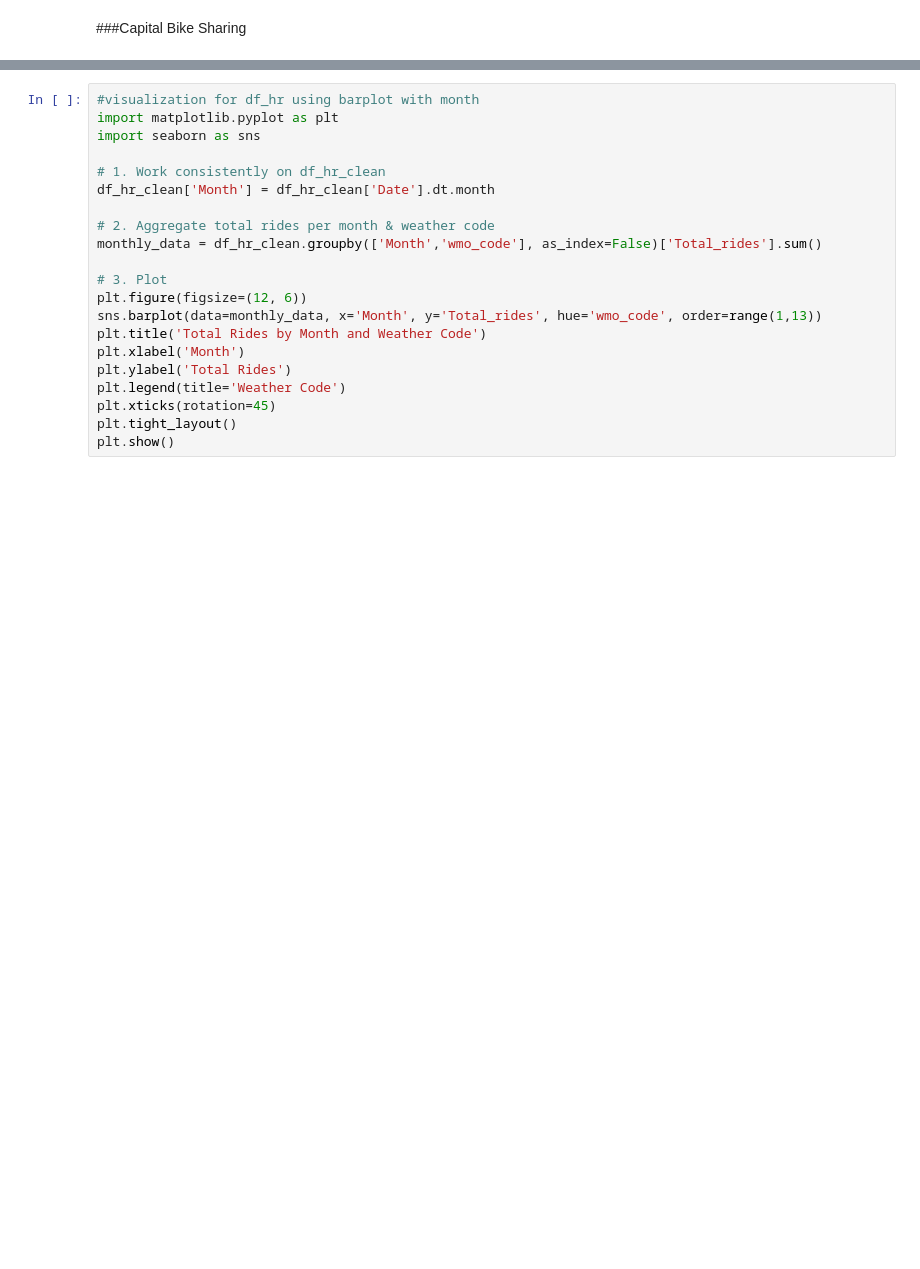
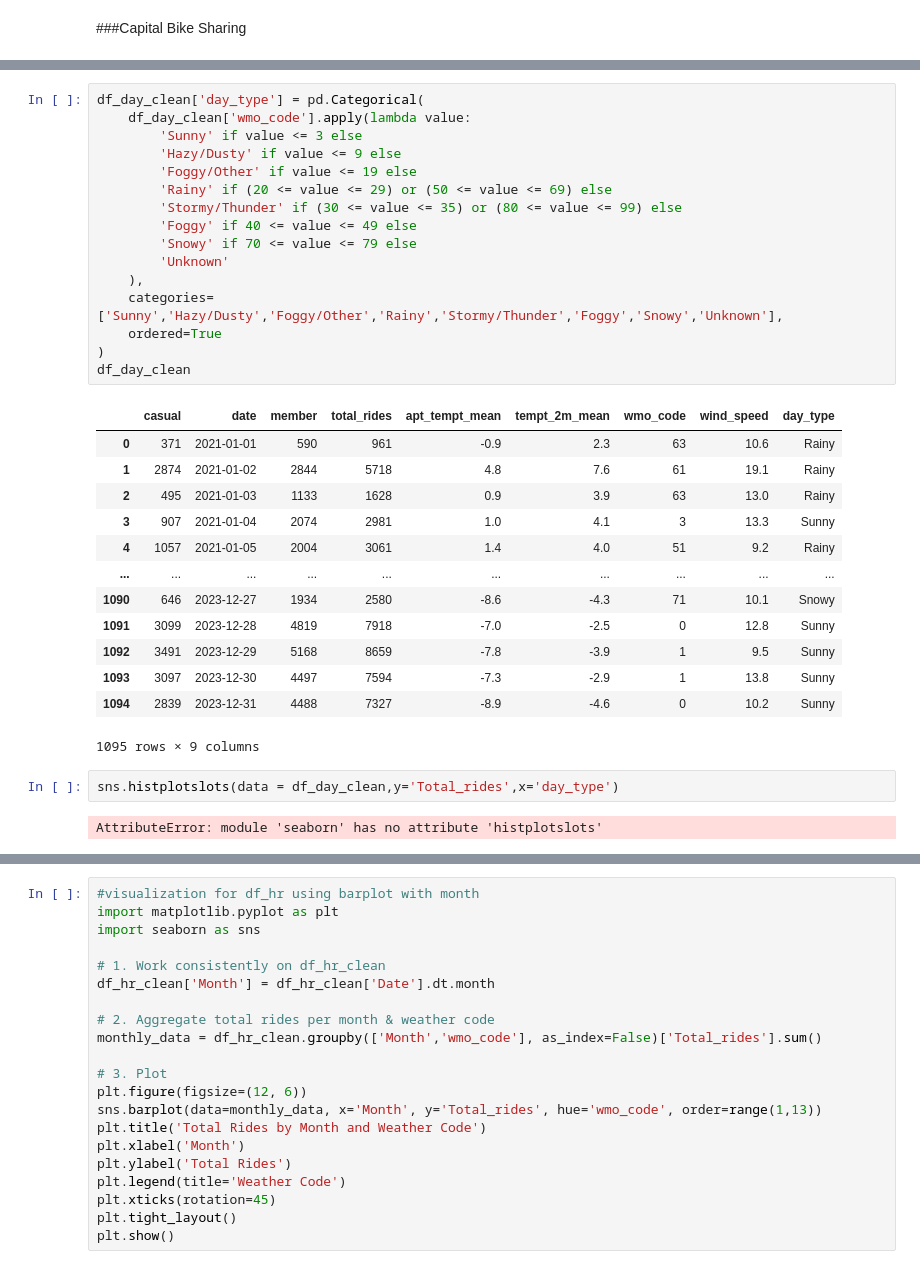
Before and after one commit to bbhatta10/Capital-Bike-Share, a Jupyter notebook: CapitalBikeShare.ipynb, the cells around one changed output, grey strips where cells are left out. Saved outputs shown, nothing was run; the diff lists cells and outputs as text; blank space fills up the shorter version.

```diff
--- a/CapitalBikeShare.ipynb
+++ b/CapitalBikeShare.ipynb
@@ -85,2 +102,36 @@ df_day_clean
 1095 rows × 8 columns
+# %%
+df_day_clean['day_type'] = pd.Categorical(
+    df_day_clean['wmo_code'].apply(lambda value:
+        'Sunny' if value <= 3 else
+        'Hazy/Dusty' if value <= 9 else
+        'Foggy/Other' if value <= 19 else
+        'Rainy' if (20 <= value <= 29) or (50 <= value <= 69) else
+        'Stormy/Thunder' if (30 <= value <= 35) or (80 <= value <= 99) else
+        'Foggy' if 40 <= value <= 49 else
+        'Snowy' if 70 <= value <= 79 else
+        'Unknown'
+    ),
+    categories=['Sunny','Hazy/Dusty','Foggy/Other','Rainy','Stormy/Thunder','Foggy','Snowy','Unknown'],
+    ordered=True
+)
+df_day_clean
+# %% [output]
+|  | casual | date | member | total_rides | apt_tempt_mean | tempt_2m_mean | wmo_code | wind_speed | day_type |
+| 0 | 371 | 2021-01-01 | 590 | 961 | -0.9 | 2.3 | 63 | 10.6 | Rainy |
+| 1 | 2874 | 2021-01-02 | 2844 | 5718 | 4.8 | 7.6 | 61 | 19.1 | Rainy |
+| 2 | 495 | 2021-01-03 | 1133 | 1628 | 0.9 | 3.9 | 63 | 13.0 | Rainy |
+| 3 | 907 | 2021-01-04 | 2074 | 2981 | 1.0 | 4.1 | 3 | 13.3 | Sunny |
+| 4 | 1057 | 2021-01-05 | 2004 | 3061 | 1.4 | 4.0 | 51 | 9.2 | Rainy |
+| ... | ... | ... | ... | ... | ... | ... | ... | ... | ... |
+| 1090 | 646 | 2023-12-27 | 1934 | 2580 | -8.6 | -4.3 | 71 | 10.1 | Snowy |
+| 1091 | 3099 | 2023-12-28 | 4819 | 7918 | -7.0 | -2.5 | 0 | 12.8 | Sunny |
+| 1092 | 3491 | 2023-12-29 | 5168 | 8659 | -7.8 | -3.9 | 1 | 9.5 | Sunny |
+| 1093 | 3097 | 2023-12-30 | 4497 | 7594 | -7.3 | -2.9 | 1 | 13.8 | Sunny |
+| 1094 | 2839 | 2023-12-31 | 4488 | 7327 | -8.9 | -4.6 | 0 | 10.2 | Sunny |
+1095 rows × 9 columns
+# %%
+sns.histplotslots(data = df_day_clean,y='Total_rides',x='day_type')
+# %% [output]
+AttributeError: module 'seaborn' has no attribute 'histplotslots'
 # %%
```
Also changed, not shown: parts of 6 cells of this notebook.
